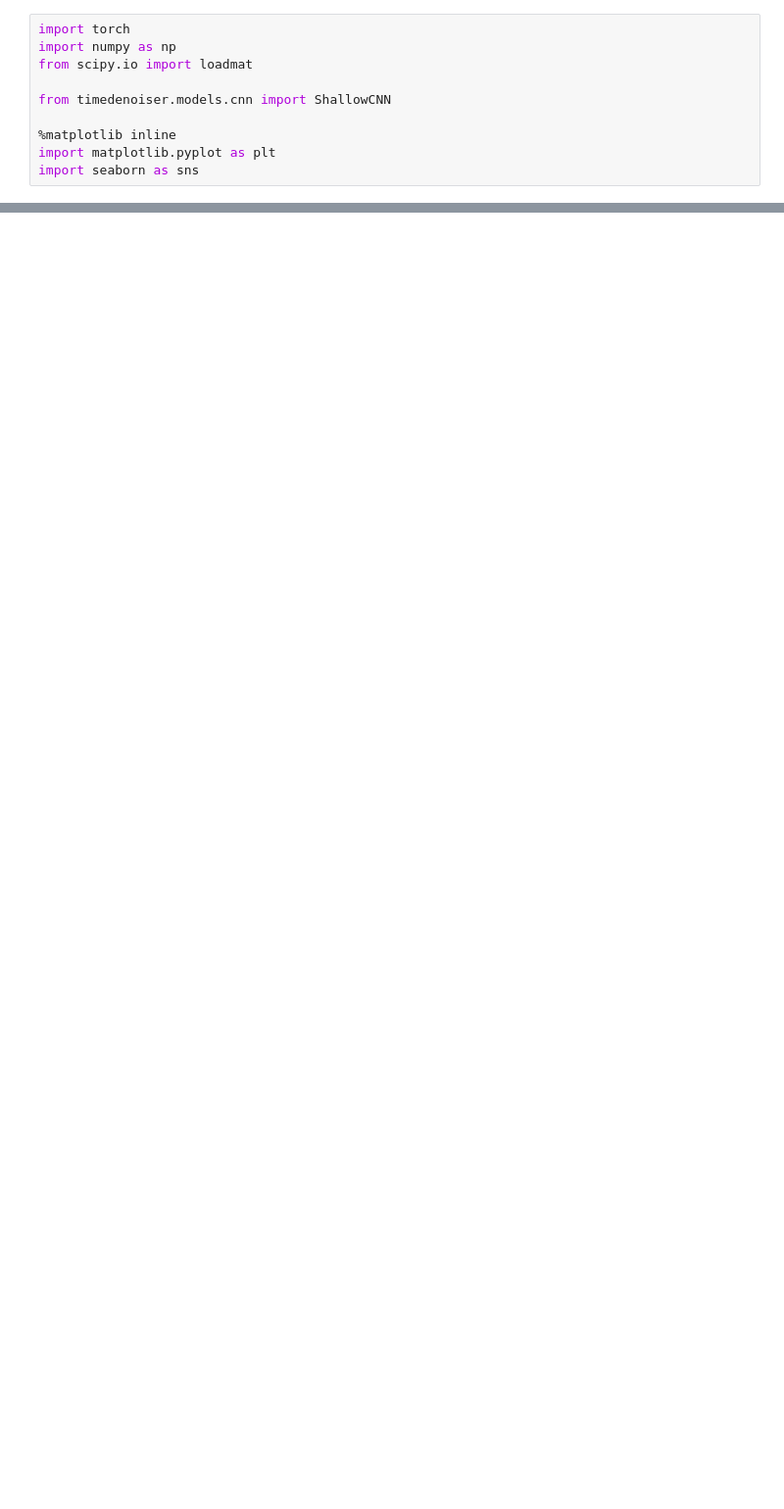
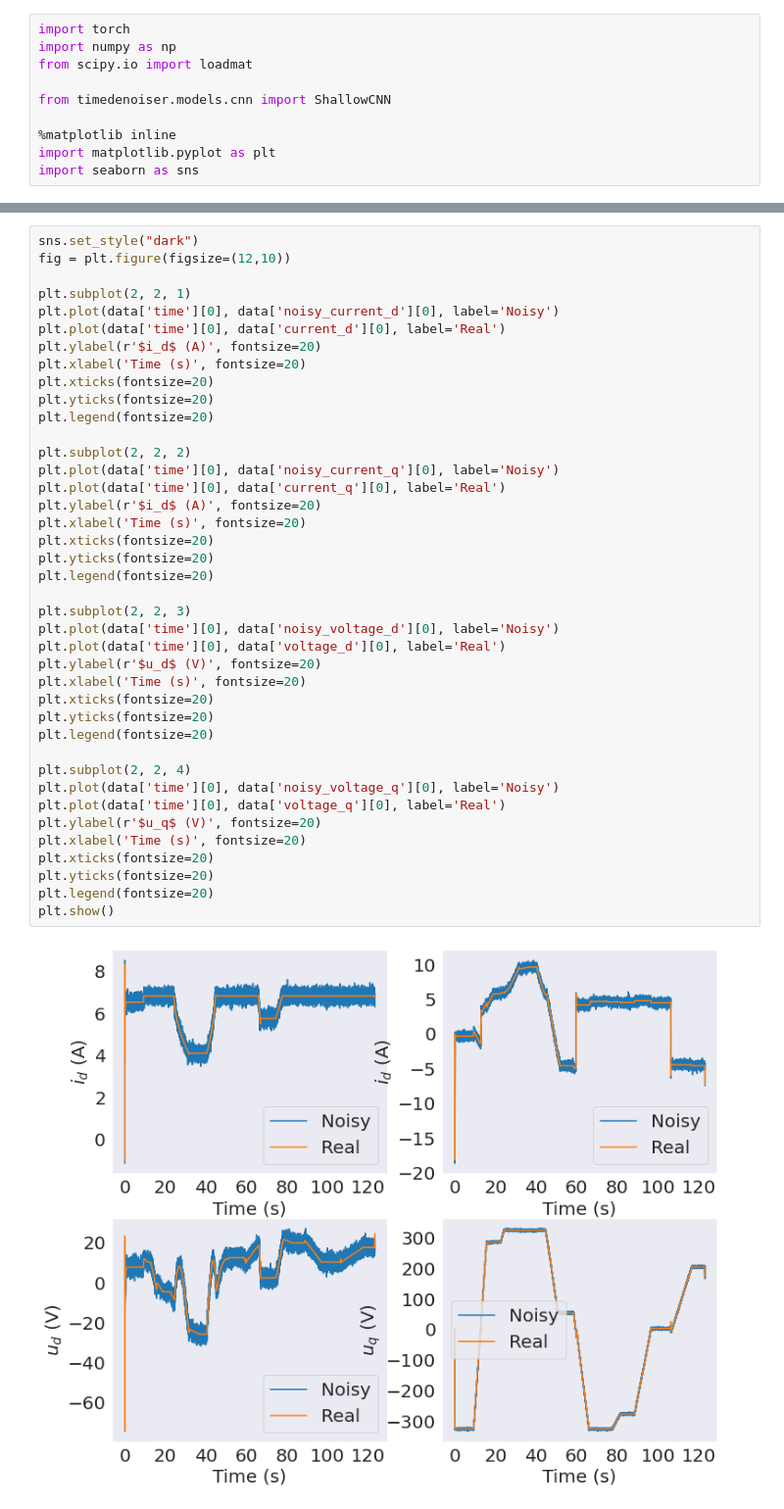
Before and after one commit to sagarverma/TemporalNeuralDenoisers, a Jupyter notebook: notebooks/predictions.ipynb, the cells around one changed output, grey strips where cells are left out. Shown at 98% size. Drawn from its saved outputs; the diff is of its cells as text; blank space fills up the shorter version.

```diff
--- a/notebooks/predictions.ipynb
+++ b/notebooks/predictions.ipynb
@@ -28 +15,43 @@ plt.show()
+# %%
+sns.set_style("dark")
+fig = plt.figure(figsize=(12,10))
+
+plt.subplot(2, 2, 1)
+plt.plot(data['time'][0], data['noisy_current_d'][0], label='Noisy')
+plt.plot(data['time'][0], data['current_d'][0], label='Real')
+plt.ylabel(r'$i_d$ (A)', fontsize=20)
+plt.xlabel('Time (s)', fontsize=20)
+plt.xticks(fontsize=20)
+plt.yticks(fontsize=20)
+plt.legend(fontsize=20)
+
+plt.subplot(2, 2, 2)
+plt.plot(data['time'][0], data['noisy_current_q'][0], label='Noisy')
+plt.plot(data['time'][0], data['current_q'][0], label='Real')
+plt.ylabel(r'$i_d$ (A)', fontsize=20)
+plt.xlabel('Time (s)', fontsize=20)
+plt.xticks(fontsize=20)
+plt.yticks(fontsize=20)
+plt.legend(fontsize=20)
+
+plt.subplot(2, 2, 3)
+plt.plot(data['time'][0], data['noisy_voltage_d'][0], label='Noisy')
+plt.plot(data['time'][0], data['voltage_d'][0], label='Real')
+plt.ylabel(r'$u_d$ (V)', fontsize=20)
+plt.xlabel('Time (s)', fontsize=20)
+plt.xticks(fontsize=20)
+plt.yticks(fontsize=20)
+plt.legend(fontsize=20)
+
+plt.subplot(2, 2, 4)
+plt.plot(data['time'][0], data['noisy_voltage_q'][0], label='Noisy')
+plt.plot(data['time'][0], data['voltage_q'][0], label='Real')
+plt.ylabel(r'$u_q$ (V)', fontsize=20)
+plt.xlabel('Time (s)', fontsize=20)
+plt.xticks(fontsize=20)
+plt.yticks(fontsize=20)
+plt.legend(fontsize=20)
+plt.show()
+# %% [output]
+[figure, added]
 # %%
```
Also changed, not shown: parts of 4 cells of this notebook.
